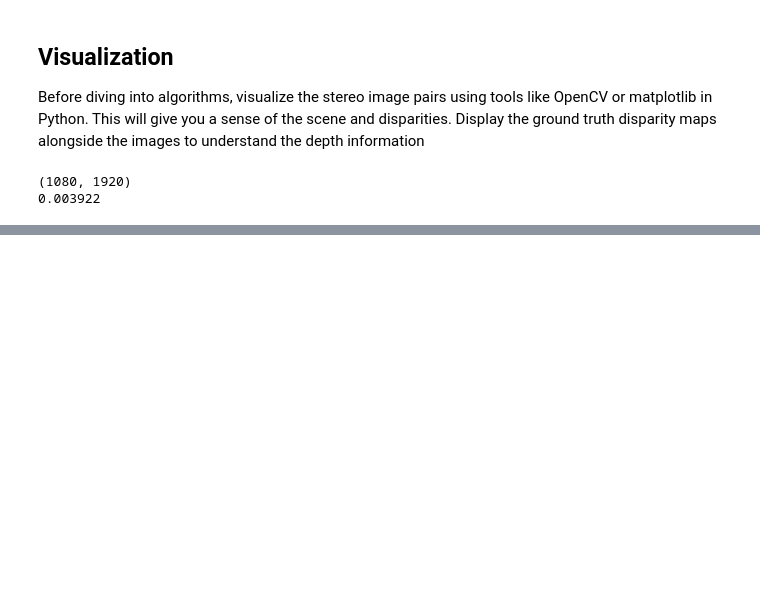
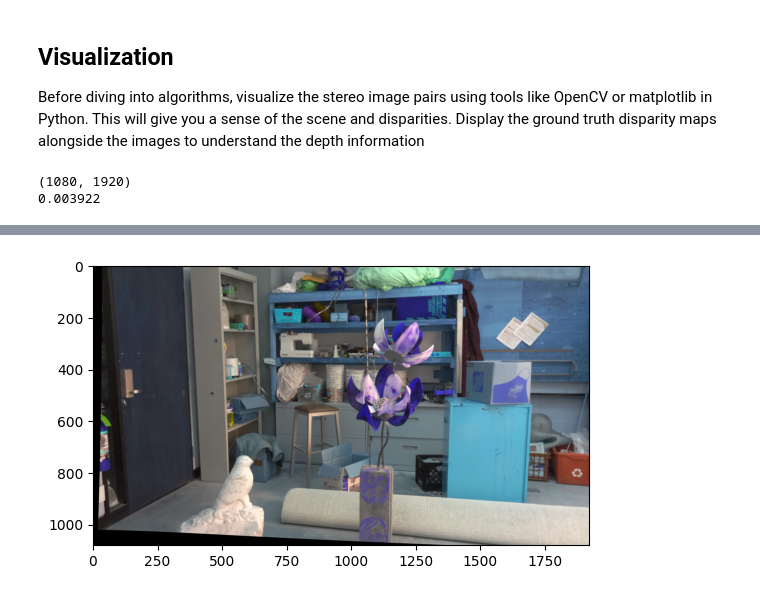
Before and after one commit to hiteshhedwig/visual_odo_max, a Jupyter notebook: roadmap/foundation/src/9_notebook_stereo_depth.ipynb, the cells around one changed output, grey strips where cells are left out. Cells and saved outputs as stored; diff of their text form; code cells hidden in the pictures; blank space fills up the shorter version.

```diff
--- a/roadmap/foundation/src/9_notebook_stereo_depth.ipynb
+++ b/roadmap/foundation/src/9_notebook_stereo_depth.ipynb
@@ -67,0 +68,6 @@ plt.show()
+# %%
+img = cv2.imread("/home/hedwig/heetez/learning/3dcomputer_vision/visual_odo/roadmap/foundation/assets/stereo_data/artroom1/im0.png")
+plt.imshow(img, cmap='gray')  # Use cmap='gray' if it's a grayscale image
+plt.show()
+# %% [output]
+[figure, added]
```
Also changed, not shown: parts of 1 cell of this notebook.
